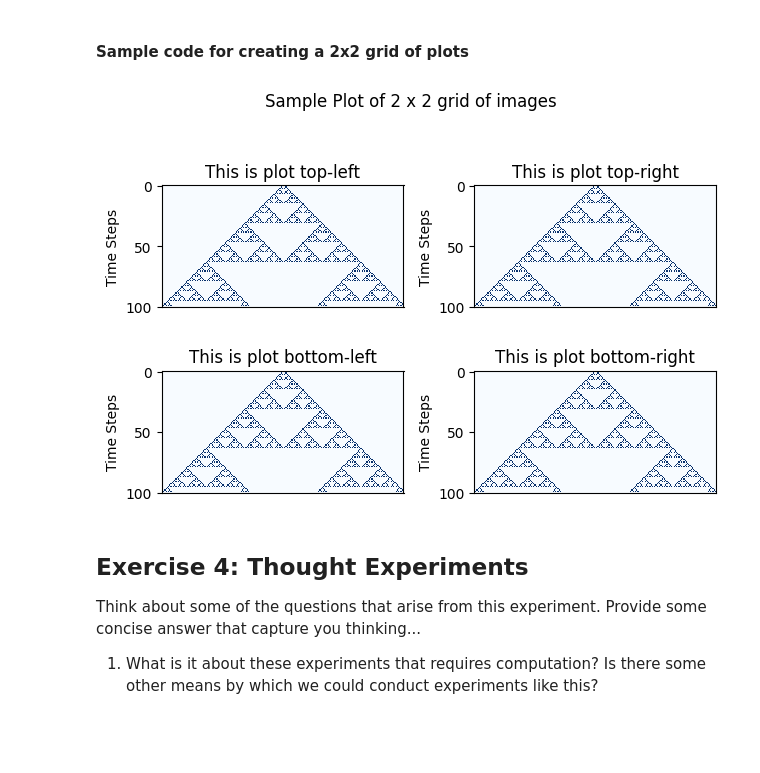
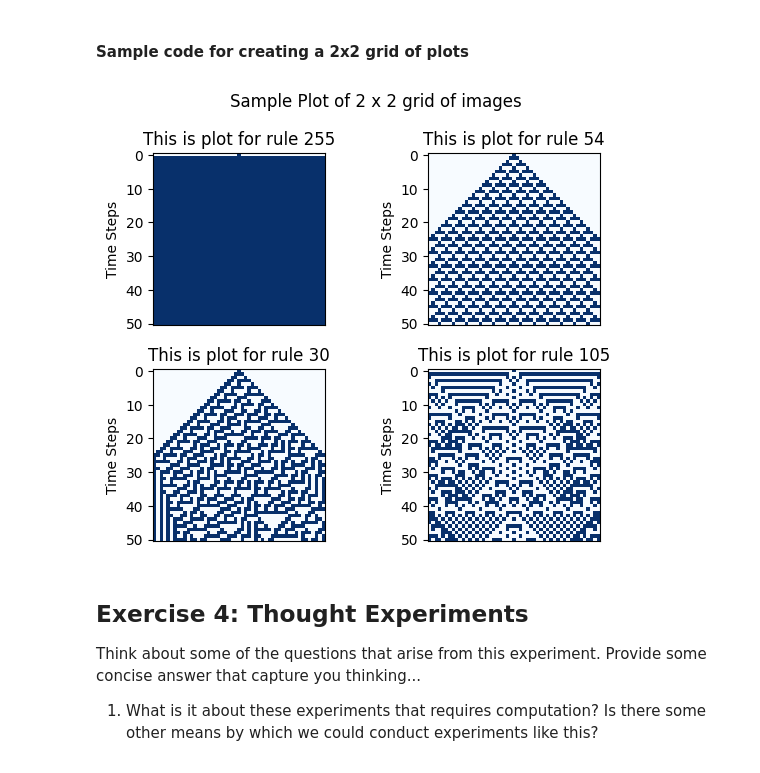
Before and after one commit to Zeko2005/cap-comp215, a Jupyter notebook: labs/lab05-CA-1D.ipynb, the cells around one changed output. Cells and saved outputs as stored; diff of their text form; code cells hidden in the pictures; blank space fills up the shorter version.

```diff
--- a/labs/lab05-CA-1D.ipynb
+++ b/labs/lab05-CA-1D.ipynb
@@ -166,9 +166,8 @@ class Cell1D:
     for i in range(n_steps):
       self.timesteps = np.vstack([self.start_state, np.zeros((n_steps, len(self.start_state)), dtype=np.uint8)])
     # run the simulation
-    for t in range(1, len(n_steps)):
+    for t in range(1, n_steps + 1):
       self.timesteps[t] = transition(self.timesteps[t-1], self.rule)
-
 
   def step(self):
     self.simulate_ca(1)
@@ -176,8 +175,13 @@ class Cell1D:
   def draw(self):
     plot_ca(self.timesteps, title=f"My fancy title for rule {self.rule_number}")
 
-Cell = Cell1D(110, from_string_array('00000100000'))
+  def generator(your_rule, your_start_state):
+    myCell = Cell1D(your_rule, your_start_state)
+    return myCell
+
+Cell = Cell1D(110, single_centre_array(11))
 Cell.step()
-print(Cell.simulate_ca(10))
 Cell.draw()
+Cell.simulate_ca(10)
+Cell.draw()
 # %% [output]
@@ -204,20 +206,29 @@ Wolfram identifies 4 "classes" of Elementary Cellular Automata:
+# %%
+# Solution for Ex. 3 here...
+def experiment(rules):
+  cells = [Cell1D.generator(i,single_centre_array(51)) for i in rules_list]
+  for i in cells:
+    i.simulate_ca(50)
+  return cells
+rules_list = [255,54,30,105]
+myCells = experiment(rules_list)
 # %% [markdown]
 #### Sample code for creating a 2x2 grid of plots
 # %%
 def axes_layout(nrows=1, ncols=1, fig_title=None, **kwargs):
     """ layout nrows x ncols axes with sensible defaults.  kwargs passed directly to `plt.subplots()`"""
     kwargs = {**dict(layout='tight'), **kwargs}
     fig, axes = plt.subplots(nrows=nrows, ncols=ncols, **kwargs)
     if fig_title:
         fig.suptitle(fig_title)
     return axes
 
 # Example: plot 4 plots in a 2x2 grid - plots are labelled so it's clear which is which.
 axes = axes_layout(2, 2, fig_title='Sample Plot of 2 x 2 grid of images')
-for ax, title in zip(axes.flat, ('top-left', 'top-right', 'bottom-left', 'bottom-right' )):
-    plot_ca(ca_timesteps, axes=ax, title=f'This is plot {title}')
+for ax, title, cell in zip(axes.flat, (str(rules_list[0]), str(rules_list[1]), str(rules_list[2]), str(rules_list[3]) ), myCells):
+    plot_ca(cell.timesteps, axes=ax, title=f'This is plot for rule {title}')
 # %% [output]
-[figure, old version]
+[figure, new version]
 # %% [markdown]
 ## Exercise 4:  Thought Experiments
 Think about some of the questions that arise from this experiment.  Provide some concise answer that capture you thinking...
```
Also changed, not shown: parts of 5 cells of this notebook.
